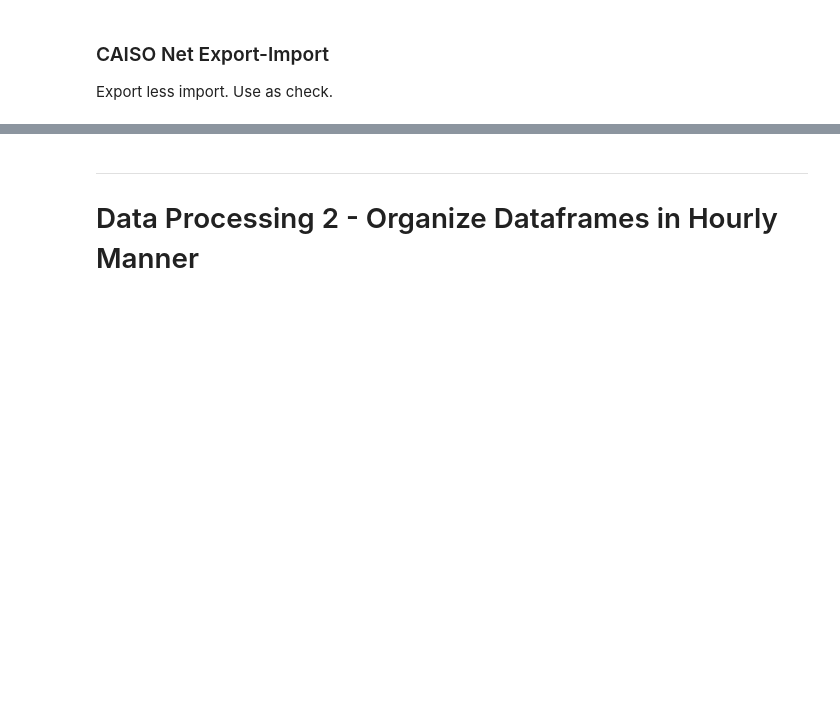
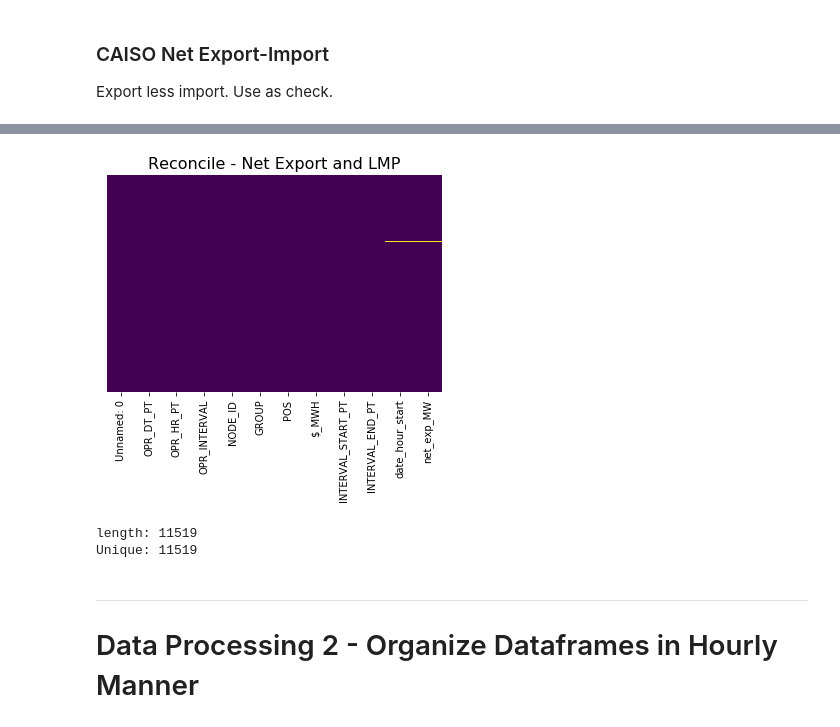
Before and after one commit to Morgan-Sell/caiso-price-forecast, a Jupyter notebook: caiso-eda.ipynb, the cells around one changed output, grey strips where cells are left out. Saved outputs shown, nothing was run; the diff lists cells and outputs as text; code cells hidden in the pictures; blank space fills up the shorter version.

```diff
--- a/caiso-eda.ipynb
+++ b/caiso-eda.ipynb
@@ -230,5 +230,5 @@ natgas_sub_2 = natgas[natgas['trade_date'] > '2000-12-31'].copy().reset_index()
 hourly_calendar = pd.date_range(start='2017-03-01', end='2020-05-31', freq='h')
 datetime_cap = datetime.strptime('2020-05-31 06:00:00', '%Y-%m-%d %H:%M:%S')
 # %%
-oasis_start = pd.date_range(start='2018-12-31', end='2020-05-31', freq='MS')
-oasis_end = pd.date_range(start='2019-01-31', end='2020-06-05', freq='M')
+oasis_start = pd.date_range(start='2019-01-15', end='2020-05-31', freq='14D')
+oasis_end = pd.date_range(start='2019-01-30', end='2020-06-05', freq='14D')
@@ -354,9 +342,9 @@ Use as check.
 # date_obj = datetime.strptime('2017-04-01', '%Y-%m-%d')
 # caiso_ex_im_dict[date_obj][0]
 # %%
-# caiso_ex_im_dict = {}
-# for start, end in zip(oasis_start, oasis_end):
-#      caiso_ex_im_dict[start] = caiso.get_trade(start_at=start, end_at=end)
+caiso_ex_im_dict = {}
+for start, end in zip(oasis_start, oasis_end):
+     caiso_ex_im_dict[start] = caiso.get_trade(start_at=start, end_at=end)
 # %%
 caiso_net_ex_df = pd.DataFrame(columns=['net_exp_MW', 'timestamp', 'freq', 'market', 'ba_name'])
 for date in caiso_ex_im_dict.keys():
@@ -364,16 +352,13 @@ for date in caiso_ex_im_dict.keys():
     caiso_net_ex_df = pd.concat([caiso_net_ex_df, net_ex_temp_df], axis=0, sort=False)
 
 caiso_net_ex_df.sort_values(by='timestamp', inplace=True, ascending=True)
-caiso_net_ex_df = caiso_ex_im_df.reset_index()
-caiso_net_ex_df = caiso_ex_im_df[caiso_net_ex_df['timestamp'] <= '2020-05-31 06:00:00'].copy()
-caiso_net_ex_df['date'] = pd.to_datetime(caiso_net_ex_df['timestamp']).dt.date
-caiso_net_ex_df['time'] = pd.to_datetime(caiso_net_ex_df['timestamp']).dt.time
-caiso_net_ex_df['hour'] = caiso_ex_im_df['time'].hour
+caiso_net_ex_df = caiso_net_ex_df.reset_index()
 caiso_net_ex_df.drop(['index', 'ba_name'], axis=1, inplace=True)
 
+caiso_net_ex_df['date_hour_start'] = caiso_net_ex_df['timestamp'].apply(lambda x: x.replace(microsecond=0,second=0, minute=0))
+net_ex_pivot = caiso_net_ex_df.pivot_table(index='date_hour_start', values='net_exp_MW', aggfunc='sum').reset_index()
+net_ex_pivot['date_hour_start'] = net_ex_pivot['date_hour_start'].apply(lambda x: x.replace(tzinfo=None))
+net_ex_pivot.sort_values(by='date_hour_start', inplace=True)
 
-caiso_net_ex_pivot = caiso_net_ex_df.pivot_table(index=['date', 'hour_start'], columns='fuel_type', values='net_ex_MW', aggfunc='sum').reset_index()
-caiso_net_ex_pivot.sort_values(by=['date', 'hour_start'], axis=1, inplace=True)
-
-# caiso_ex_im_df.to_csv('data/caiso_net_ex_mar_17_may_20.csv')
+net_ex_pivot.to_csv('data/caiso_net_ex_jan_19_may_20.csv')
 # %%
@@ -399,3 +415,17 @@ memory usage: 12.6+ MB
+# %%
+np15_test = pd.read_csv('data/np15_lmp_19_20.csv')
+np15_test['INTERVAL_START_PT'] = pd.to_datetime(np15_test['INTERVAL_START_PT']).apply(lambda x: x.replace(tzinfo=None))
+test_merge3 = pd.merge(np15_test, net_ex_pivot, how='left', left_on='INTERVAL_START_PT', right_on='date_hour_start')
+sns.heatmap(test_merge3.isnull(), yticklabels=False, cbar=False, cmap='viridis')
+plt.title('Reconcile - Net Export and LMP', fontsize=16);
+# %% [output]
+[figure, added]
+# %%
+print(f"length: {len(test_merge3)}")
+print(f"Unique: {len(test_merge3['date_hour_start'].unique())}")
+# %% [output]
+length: 11519
+Unique: 11519
 # %% [markdown]
 ---
 # Data Processing 2 - Organize Dataframes in Hourly Manner
```
Also changed, not shown: parts of 51 cells of this notebook.
